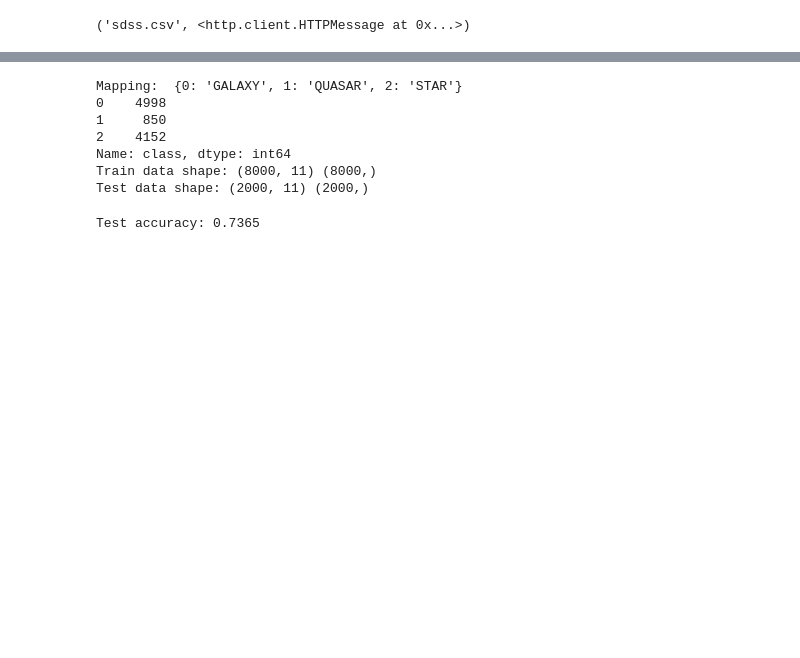
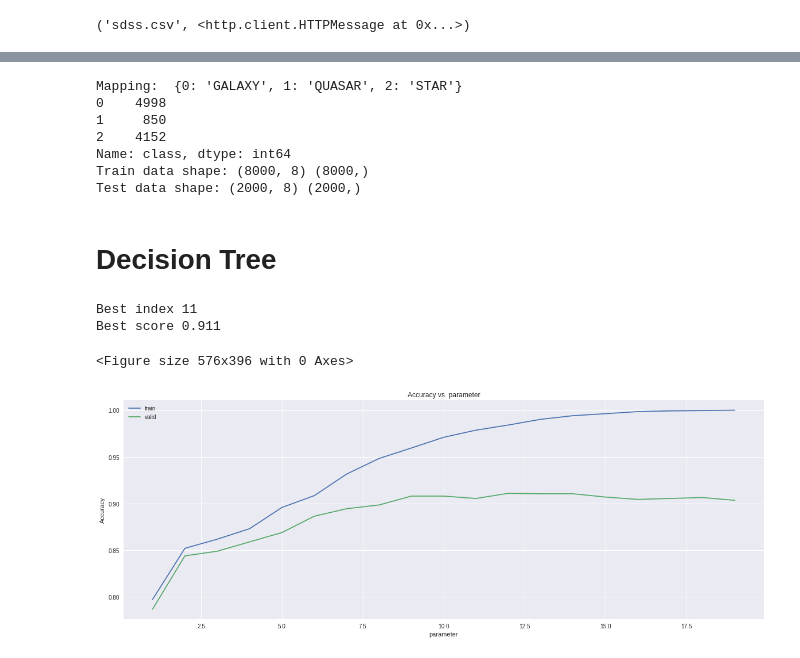
Before and after one commit to AstroBoy1/sklearn_examples, a Jupyter notebook: Copy_of_Quasars.ipynb, the cells around one changed output, grey strips where cells are left out. Drawn from its saved outputs; the diff is of its cells as text; code cells hidden in the pictures; blank space fills up the shorter version.

```diff
--- a/Copy_of_Quasars.ipynb
+++ b/Copy_of_Quasars.ipynb
@@ -38,7 +38,7 @@ urllib.request.urlretrieve(url, filename)
 # Redshift is the change in electromagnetic radiation due to the object moving away from the observer.
 
 data = pd.read_csv(filename)
-data.drop(["objid","specobjid","run","rerun","camcol","field"], axis = 1, inplace = True) # Unused columns.
+data.drop(["objid","specobjid","run","rerun","camcol","field", "redshift", "plate", "fiberid"], axis = 1, inplace = True) # Unused columns.
 
 print(data.head(n=5))
 print(data.info())
@@ -81,14 +81,5 @@ Mapping:  {0: 'GALAXY', 1: 'QUASAR', 2: 'STAR'}
 1     850
 2    4152
 Name: class, dtype: int64
-Train data shape: (8000, 11) (8000,)
-Test data shape: (2000, 11) (2000,)
+Train data shape: (8000, 8) (8000,)
+Test data shape: (2000, 8) (2000,)
-# %%
-# Train and test classifier:
-import sklearn.neighbors
-classifier = sklearn.neighbors.KNeighborsClassifier(n_neighbors=1)
-classifier.fit(X_train, y_train)
-accuracy = classifier.score(X_test, y_test)
-print(f'Test accuracy: {accuracy}')
-# %% [output]
-Test accuracy: 0.7365
@@ -94,0 +92,50 @@ Test accuracy: 0.7365
+# %%
+def validation_graph(parameters, X_train, y_train, X_valid, y_valid, clf_num):
+  train_accuracy = []
+  valid_accuracy = []
+  for n in parameters:
+    if clf_num == 1:
+      clf = sklearn.neighbors.KNeighborsClassifier(n_neighbors=n, weights='uniform', algorithm='auto', p=2, metric='euclidean')
+    elif clf_num == 2:
+      clf = GaussianNB(var_smoothing=n)
+      # Gaussian Naive Bayes
+    elif clf_num == 3:
+      clf = LinearDiscriminantAnalysis(solver=n)
+      # Linear Discriminant Analysis
+    elif clf_num == 4:
+      clf = QuadraticDiscriminantAnalysis(reg_param=n)
+      # Quadratic Discriminant Analysis
+    elif clf_num == 5:
+      # Decision trees
+      clf = sklearn.tree.DecisionTreeClassifier(random_state=0, max_depth=n)
+    else:
+      print("clf_num error")
+      return -1
+    clf.fit(X_train, y_train)
+    accuracy_train = clf.score(X_train, y_train)
+    train_accuracy.append(accuracy_train)
+    y_predicted = clf.predict(X_valid)
+    accuracy_valid = np.sum(y_predicted == y_valid) / len(y_predicted)
+    valid_accuracy.append(accuracy_valid)
+  fig = plt.figure()
+  figure(figsize=(20, 7))
+  plt.plot(parameters, train_accuracy, label='train')
+  plt.plot(parameters, valid_accuracy, label='valid')
+  plt.title("Accuracy vs. parameter")
+  plt.xlabel("parameter")
+  plt.ylabel("Accuracy")
+  plt.legend()
+  best_index = valid_accuracy.index(max(valid_accuracy))
+  print("Best index", best_index)
+  print("Best score", valid_accuracy[best_index])
+# %% [markdown]
+# Decision Tree
+# %%
+parameters = list(range(1, 20))
+clf_num = 5
+validation_graph(parameters, X_train, y_train, X_valid, y_valid, clf_num)
+# %% [output]
+Best index 11
+Best score 0.911
+<Figure size 576x396 with 0 Axes>
+[figure, added]
```
Also changed, not shown: parts of 10 cells of this notebook.
